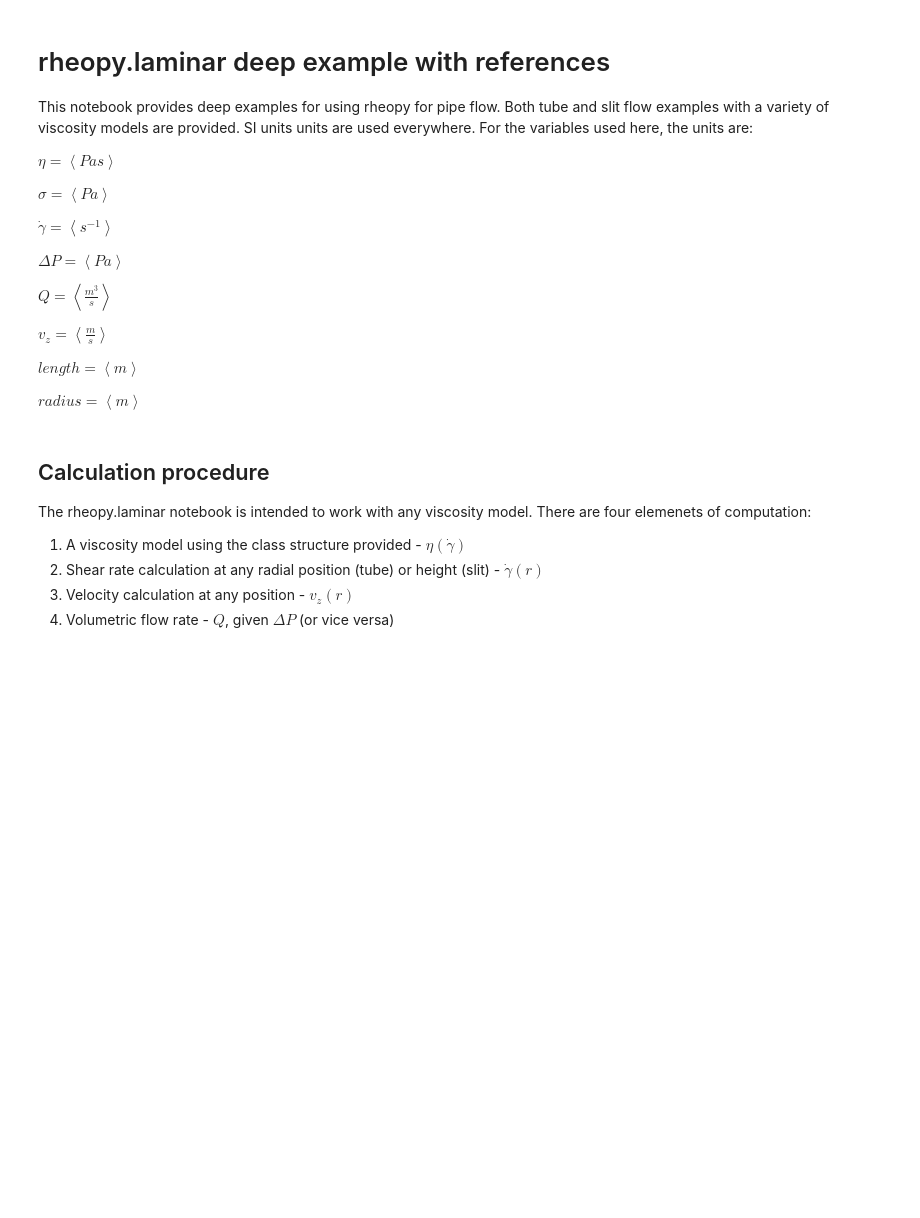
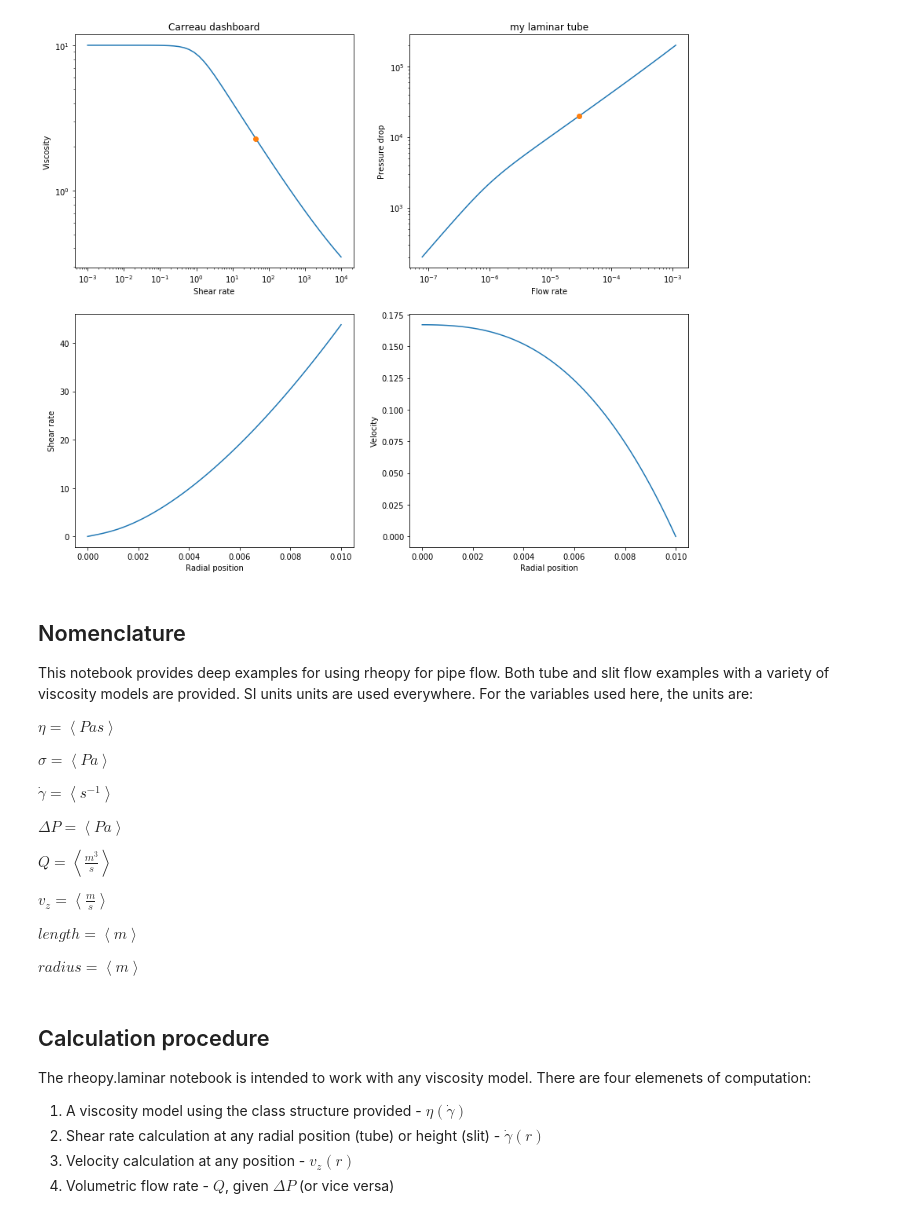
Before and after one commit to rheopy/rheoflow, a Jupyter notebook: notebooks/laminar_pipe_demonstration.ipynb, the cells around one changed output. Drawn from its saved outputs; the diff is of its cells as text; code cells hidden in the pictures; blank space fills up the shorter version.

```diff
--- a/notebooks/laminar_pipe_demonstration.ipynb
+++ b/notebooks/laminar_pipe_demonstration.ipynb
@@ -11,6 +14,27 @@ from ipywidgets import widgets
 from IPython.display import display, Math, Latex
+# %%
+def tube_dashboard_plot(pressure_drop,radius,length,density,eta0,reltime,n):
+    plt.figure(figsize=(14,12))
+    viscosity = rheoflow.viscosity.carreau('Carreau dashboard',eta0=eta0,etainf=.1,reltime=reltime,a=2.0,n=n)
+    pipe = rheoflow.pipe.laminar('my laminar tube',density=density,radius=radius,length=length,
+                              viscosity=viscosity)
+    pipe.pressure_drop = pressure_drop
+    plt.subplot(221)
+    viscosity.visc_plot()
+    plt.plot(pipe.shear_rate_wall,pipe.viscosity_wall(),'o')
+    plt.subplot(222)
+    pipe.q_plot(pressure_drop_min=200.,pressure_drop_max=200000.)
+    plt.plot(pipe.q,pipe.pressure_drop,'o')
+    plt.subplot(223)
+    pipe.shear_rate_plot()
+    plt.subplot(224)
+    pipe.vz_plot()
+
+tube_dashboard_plot(pressure_drop=20000.,radius=.01,length=1.,density=1000.,eta0=10.,reltime=1.,n=.6)
+# %% [output]
+[figure, added]
 # %% [markdown]
-# rheopy.laminar deep example with references
+## Nomenclature
 
 This notebook provides deep examples for using rheopy for pipe flow.  Both tube and slit flow examples with a variety of viscosity models are provided.  SI units units are used everywhere.  For the variables used here, the units are:
 
```
Also changed, not shown: parts of 81 cells of this notebook, 3 other files.
